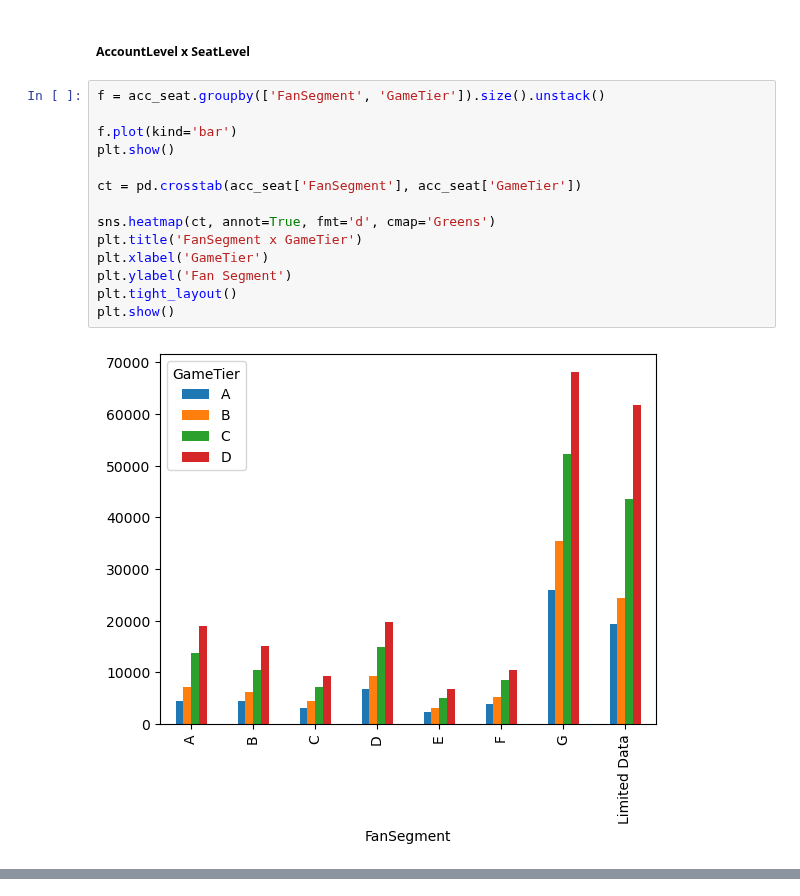
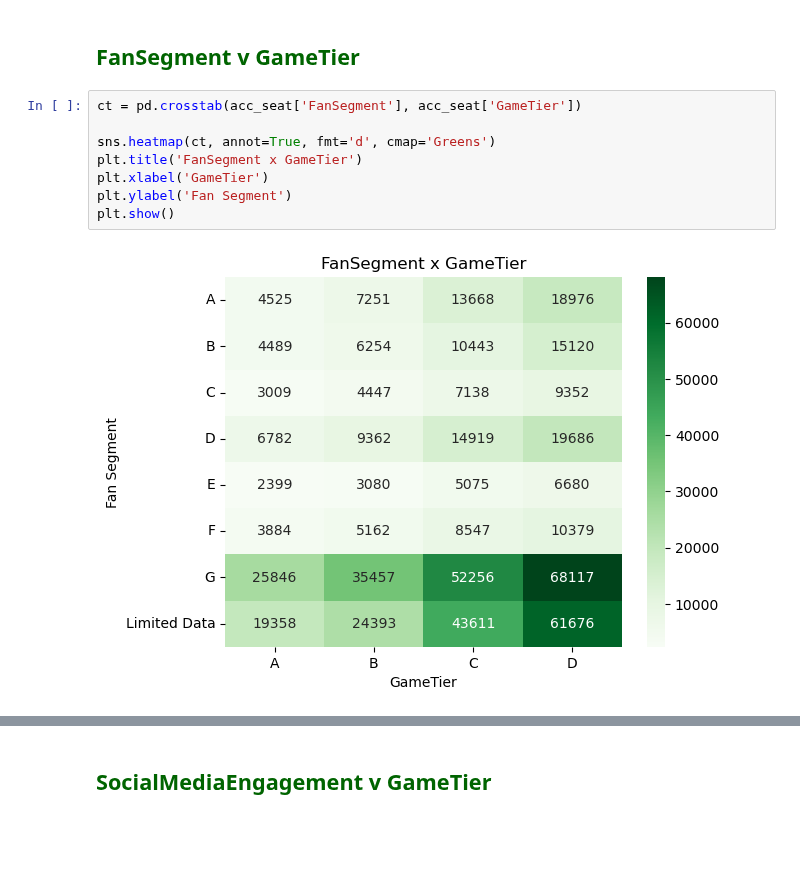
Before and after one commit to chowdhuryj-github/BucksFanExperience, a Jupyter notebook: BucksDataVisualization/DataVisualization-Galvanm.ipynb, the cells around one changed output, grey strips where cells are left out. Drawn from its saved outputs; the diff is of its cells as text; blank space fills up the shorter version.

```diff
--- a/BucksDataVisualization/DataVisualization-Galvanm.ipynb
+++ b/BucksDataVisualization/DataVisualization-Galvanm.ipynb
@@ -21,18 +69,12 @@ Index(['Season_x', 'AccountNumber', 'SingleGameTickets', 'PartialPlanTickets',
 # %% [markdown]
-##### AccountLevel x SeatLevel
+<h2 style="color: #006400;"> FanSegment v GameTier</h2>
 # %%
-f = acc_seat.groupby(['FanSegment', 'GameTier']).size().unstack()
-
-f.plot(kind='bar')
-plt.show()
-
 ct = pd.crosstab(acc_seat['FanSegment'], acc_seat['GameTier'])
 
 sns.heatmap(ct, annot=True, fmt='d', cmap='Greens')
 plt.title('FanSegment x GameTier')
 plt.xlabel('GameTier')
 plt.ylabel('Fan Segment')
-plt.tight_layout()
 plt.show()
 # %% [output]
-[figure, old version]
+[figure, new version]
@@ -40 +81,3 @@ plt.show()
+# %% [markdown]
+<h2 style="color: #006400;"> SocialMediaEngagement v GameTier</h2>
 # %%
```
Also changed, not shown: parts of 15 cells of this notebook, 4 other files.
